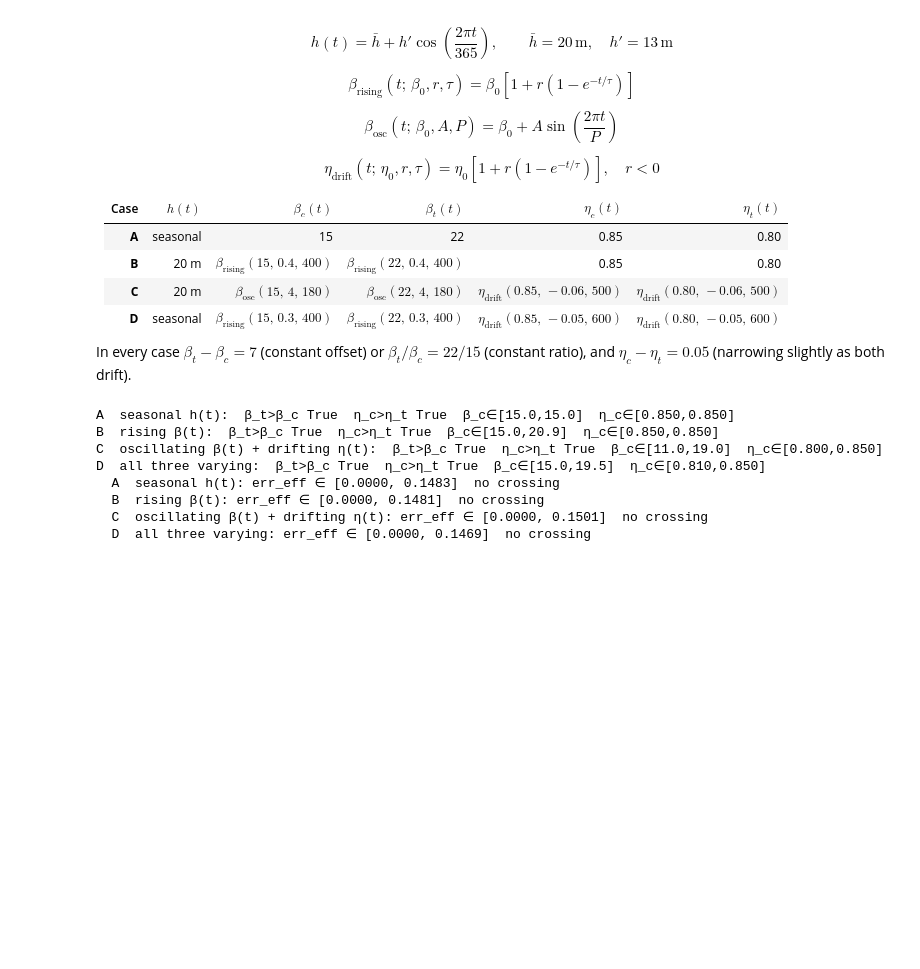
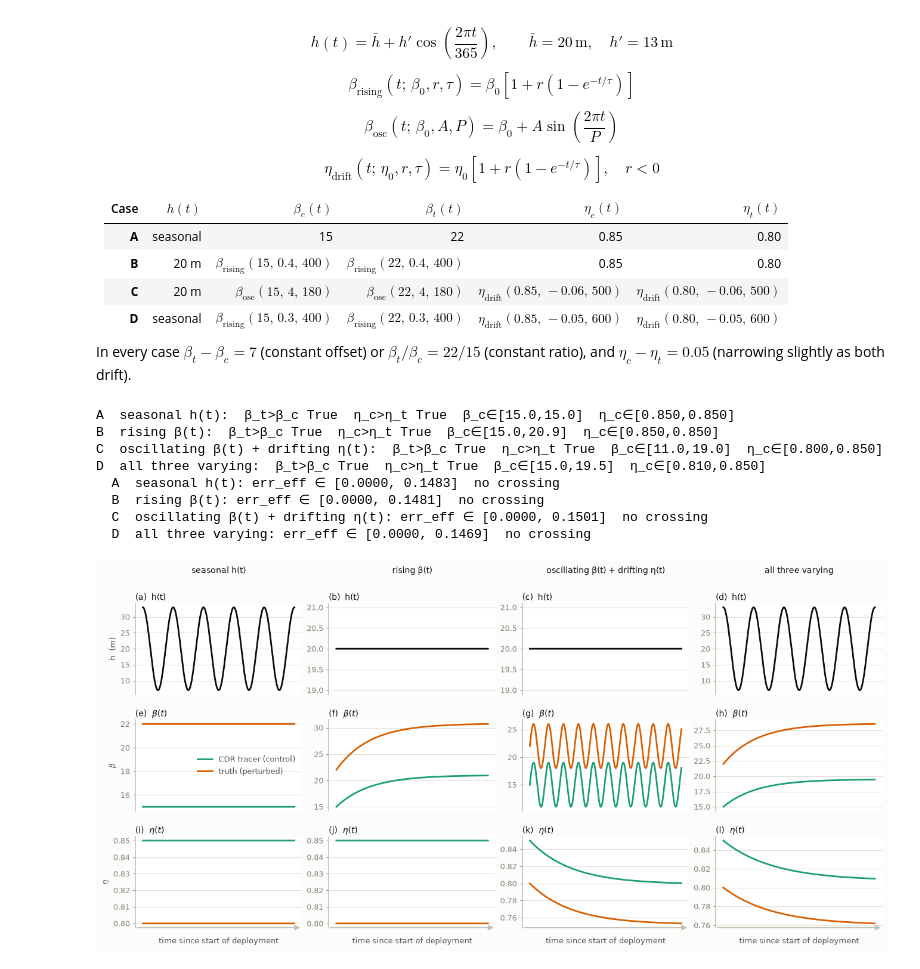
Before and after one commit to NoraLoose/CDR-Tracer-Paper, a Jupyter notebook: cesm/efficiency_box_model.ipynb, the cells around one changed output. Cells and saved outputs as stored; diff of their text form; code cells hidden in the pictures; blank space fills up the shorter version.

```diff
--- a/cesm/efficiency_box_model.ipynb
+++ b/cesm/efficiency_box_model.ipynb
@@ -421,35 +421,36 @@ for col, (title, kw) in enumerate(CASES):
 
     for row, (yc, yt) in enumerate([(h_arr, None), (bc_arr, bt_arr), (ec_arr, et_arr)]):
         ax = axs[row, col]
         _par_ax(ax, bottom_row=(row == 2))
 
         letter = chr(ord('a') + row * 4 + col)
         ax.set_title(f'({letter})  {PAR_CAPTIONS[row]}',
                      color=INK, fontsize=10, loc='left', pad=4)
 
         if yt is None:   # h: same for both runs
             ax.plot(_t_par, yc, color=INK, lw=2)
         else:
             ax.plot(_t_par, yc, color=C_COL, lw=2, label='CDR tracer (control)')
             ax.plot(_t_par, yt, color=T_COL, lw=2, label='truth (perturbed)')
             if col == 0 and row == 1:
                 ax.legend(frameon=False, fontsize=9, labelcolor=INK2)
 
         if col == 0:
             ax.set_ylabel(PAR_YLABS[row], color=INK2, fontsize=9.5)
 
 # column headers
 col_titles = [t.split('  ', 1)[1] for t, _ in CASES]
 for col, col_title in enumerate(col_titles):
     axs[0, col].annotate(col_title,
                          xy=(0.5, 1.0), xycoords='axes fraction',
                          xytext=(0, 34), textcoords='offset points',
                          ha='center', va='bottom', color=INK, fontsize=10,
                          annotation_clip=False)
 
-fig.suptitle('Parameter profiles: CDR tracer uses control β, η; truth uses perturbed β, η',
-             x=0.085, ha='left', color=INK, fontsize=11, fontweight='bold')
+fig.savefig("figures/box_model_time_varying_parameters.png", dpi=300, bbox_inches="tight")
 plt.show()
+# %% [output]
+[figure, added]
 # %%
 _FLUX_SC = 1e4 / DAY   # stored F (1e-3 day⁻¹) → 10⁻⁷ s⁻¹
 
```
Also changed, not shown: parts of 4 cells of this notebook.
